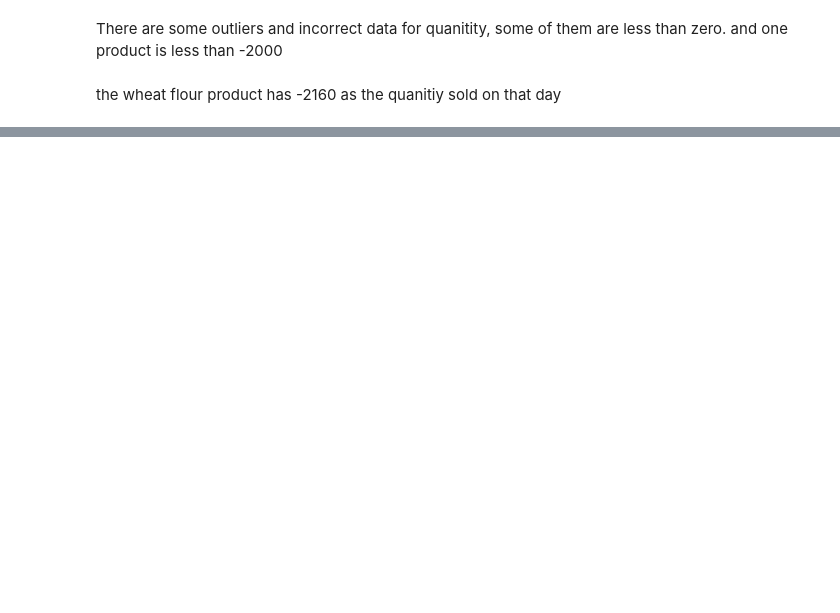
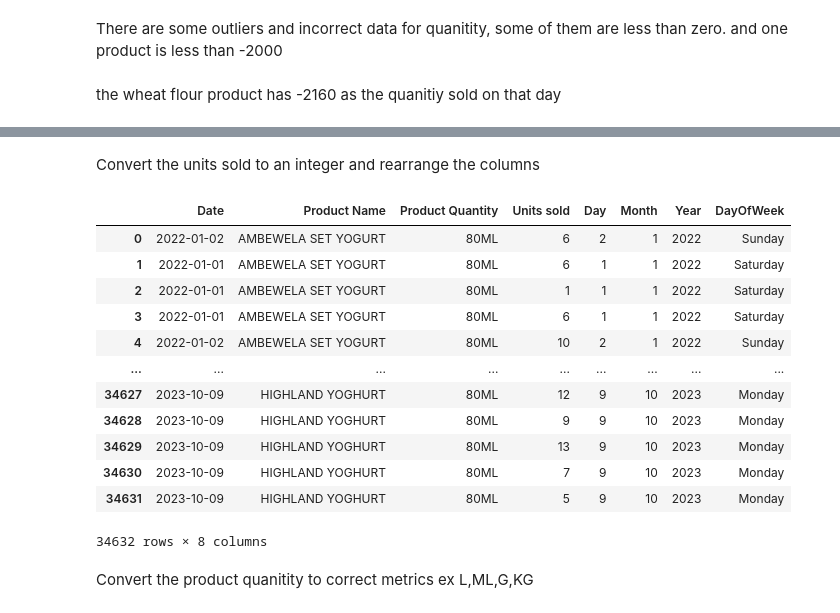
Before and after one commit to hammaadrizwan/marketwiz, a Jupyter notebook: SalesEDA.ipynb, the cells around one changed output, grey strips where cells are left out. Cells and saved outputs as stored; diff of their text form; code cells hidden in the pictures; blank space fills up the shorter version.

```diff
--- a/SalesEDA.ipynb
+++ b/SalesEDA.ipynb
@@ -183,0 +185,22 @@ for day in days_of_week:
+# %% [markdown]
+Convert the units sold to an integer and rearrange the columns
+# %%
+final_df["Units sold"] = final_df["Units sold"].astype(int)
+final_df = final_df[["Date", "Product Name", "Product Quantity", "Units sold", "Day", "Month", "Year", "DayOfWeek"]]
+final_df
+# %% [output]
+|  | Date | Product Name | Product Quantity | Units sold | Day | Month | Year | DayOfWeek |
+| 0 | 2022-01-02 | AMBEWELA SET YOGURT | 80ML | 6 | 2 | 1 | 2022 | Sunday |
+| 1 | 2022-01-01 | AMBEWELA SET YOGURT | 80ML | 6 | 1 | 1 | 2022 | Saturday |
+| 2 | 2022-01-01 | AMBEWELA SET YOGURT | 80ML | 1 | 1 | 1 | 2022 | Saturday |
+| 3 | 2022-01-01 | AMBEWELA SET YOGURT | 80ML | 6 | 1 | 1 | 2022 | Saturday |
+| 4 | 2022-01-02 | AMBEWELA SET YOGURT | 80ML | 10 | 2 | 1 | 2022 | Sunday |
+| ... | ... | ... | ... | ... | ... | ... | ... | ... |
+| 34627 | 2023-10-09 | HIGHLAND YOGHURT | 80ML | 12 | 9 | 10 | 2023 | Monday |
+| 34628 | 2023-10-09 | HIGHLAND YOGHURT | 80ML | 9 | 9 | 10 | 2023 | Monday |
+| 34629 | 2023-10-09 | HIGHLAND YOGHURT | 80ML | 13 | 9 | 10 | 2023 | Monday |
+| 34630 | 2023-10-09 | HIGHLAND YOGHURT | 80ML | 7 | 9 | 10 | 2023 | Monday |
+| 34631 | 2023-10-09 | HIGHLAND YOGHURT | 80ML | 5 | 9 | 10 | 2023 | Monday |
+34632 rows × 8 columns
+# %% [markdown]
+Convert the product quanitity to correct metrics ex L,ML,G,KG
```
Also changed, not shown: parts of 10 cells of this notebook.
